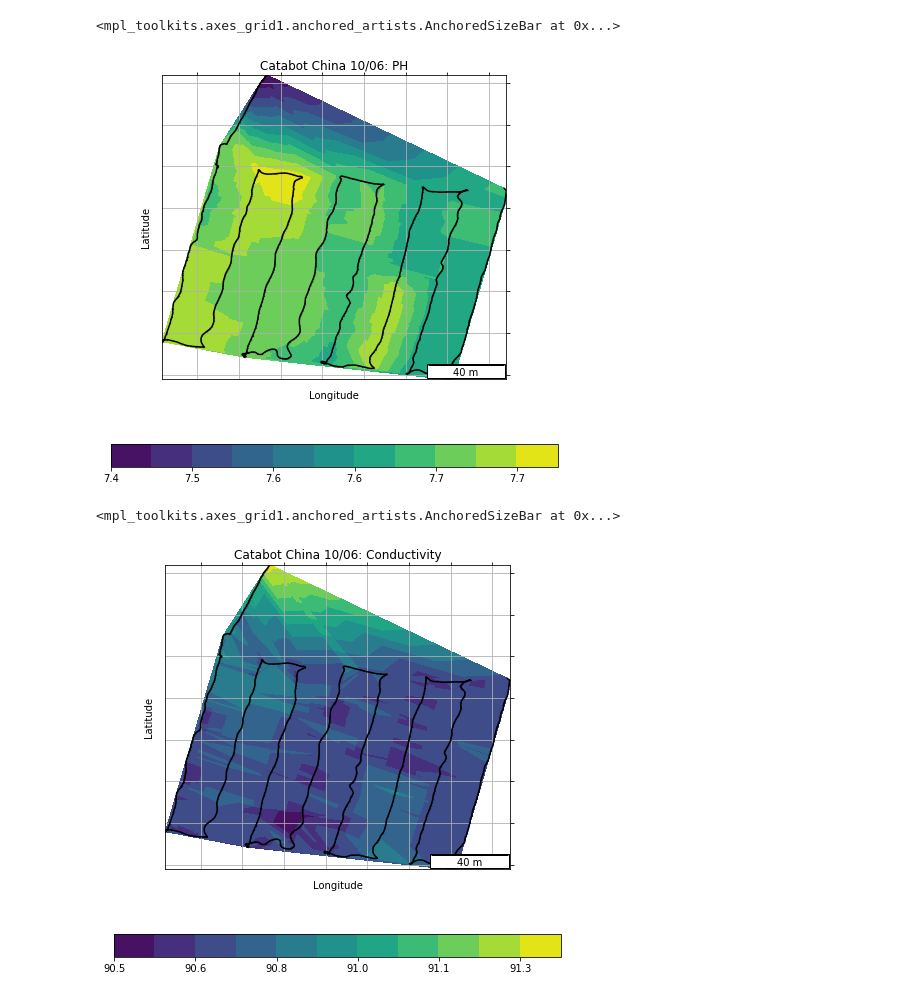
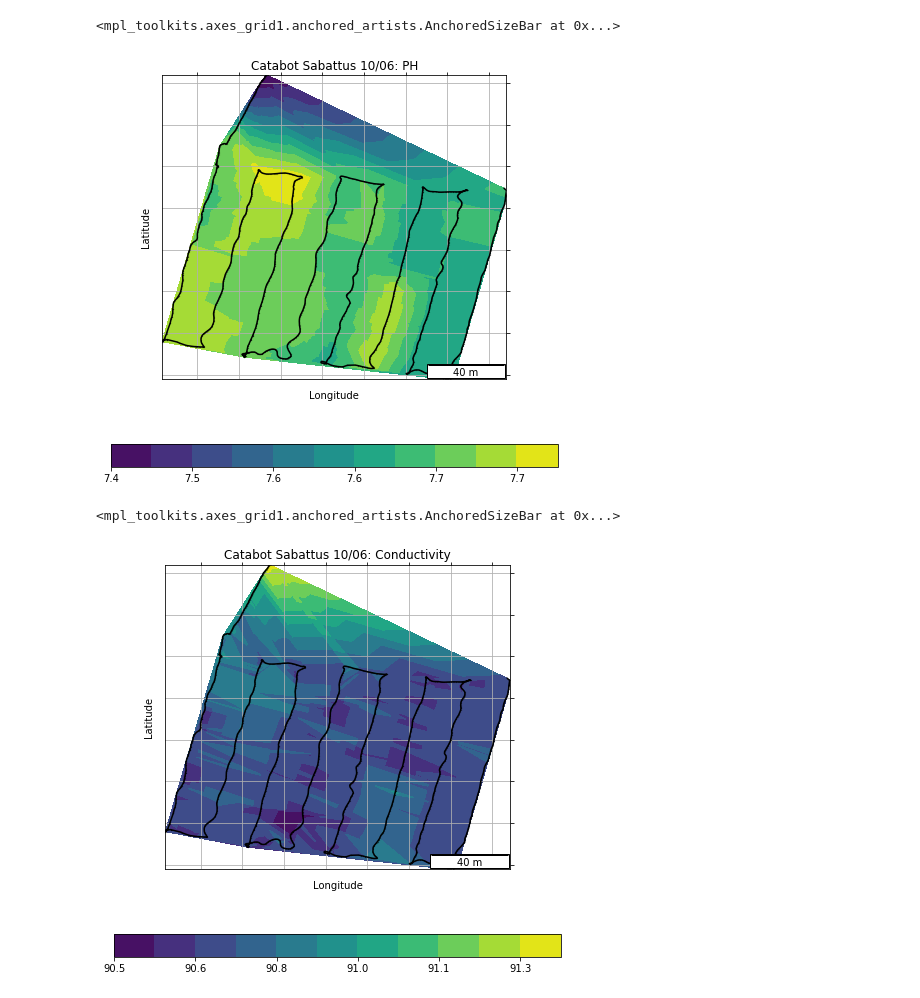
Before and after one commit to dartmouthrobotics/epscor_asv_data_analysis, a Jupyter notebook: Jupyter_notebook/20201006-Sabattus-GPS and EXO.ipynb, the cells around one changed output. Saved outputs shown, nothing was run; the diff lists cells and outputs as text; code cells hidden in the pictures.

```diff
--- a/Jupyter_notebook/20201006-Sabattus-GPS and EXO.ipynb
+++ b/Jupyter_notebook/20201006-Sabattus-GPS and EXO.ipynb
@@ -59,33 +59,33 @@ ax.add_artist(bar)
 # %%
 
 # PH
 z = tlog_list[1:2501,16]
 z = z.astype('float32')
 
 
 f, ax = plt.subplots(figsize=(8,8))
-ax.set_title('Catabot China 10/06: PH')
+ax.set_title('Catabot Sabattus 10/06: PH')
 cs = ax.tricontourf(x,y,z, 10, norm=colors.SymLogNorm(linthresh=0.03, linscale=0.03))
 
 f.colorbar(cs, orientation='horizontal', format='%.1f')
 ax.set_xlabel('Longitude')
 f.canvas.draw()
 
 ax.set_ylabel('Latitude')
 f.canvas.draw()
 
 ax.plot(x,y,marker='o', color='k', markersize=0.1)
 ax.tick_params(right= True,top= True,left= False, bottom= False)
 ax.set_xticklabels([])
 ax.set_yticklabels([])
 ax.set_aspect('equal')
 plt.grid(True)
 
 bar = AnchoredSizeBar(ax.transData, 0.00046, '40 m', 4)
 ax.add_artist(bar)
 # %% [output]
 <mpl_toolkits.axes_grid1.anchored_artists.AnchoredSizeBar at 0x...>
-[figure, old version]
+[figure, new version]
 # %%
 
 # cond
@@ -94,7 +94,7 @@ z = z.astype('float32')
 
 
 f, ax = plt.subplots(figsize=(8,8))
-ax.set_title('Catabot China 10/06: Conductivity')
+ax.set_title('Catabot Sabattus 10/06: Conductivity')
 cs = ax.tricontourf(x,y,z, 10, norm=colors.SymLogNorm(linthresh=0.03, linscale=0.03))
 
 f.colorbar(cs, orientation='horizontal', format='%.1f')
@@ -115,7 +115,7 @@ bar = AnchoredSizeBar(ax.transData, 0.00046, '40 m', 4)
 ax.add_artist(bar)
 # %% [output]
 <mpl_toolkits.axes_grid1.anchored_artists.AnchoredSizeBar at 0x...>
-[figure, old version]
+[figure, new version]
 # %%
 
 # chlorophyll
```
Also changed, not shown: parts of 3 cells of this notebook.
